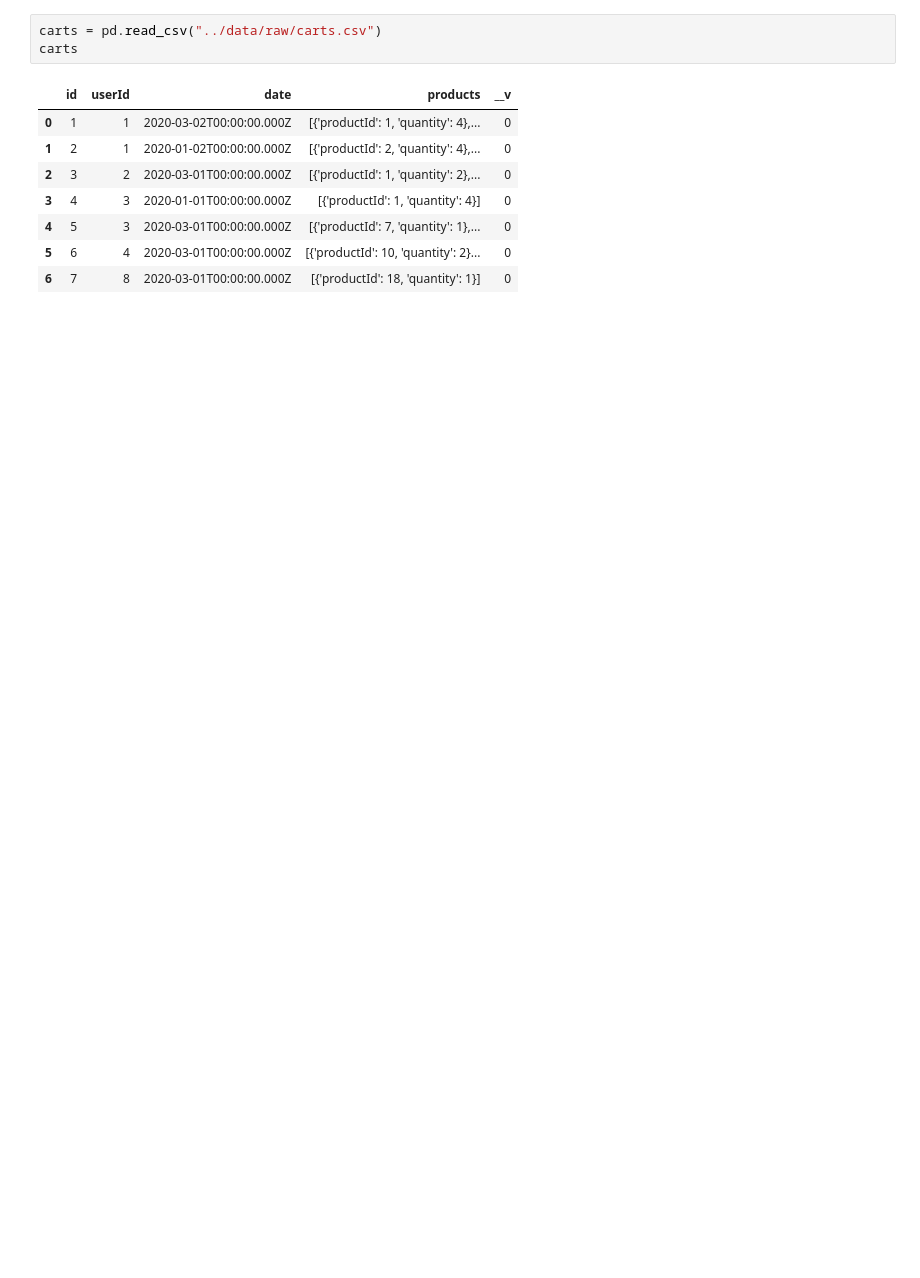
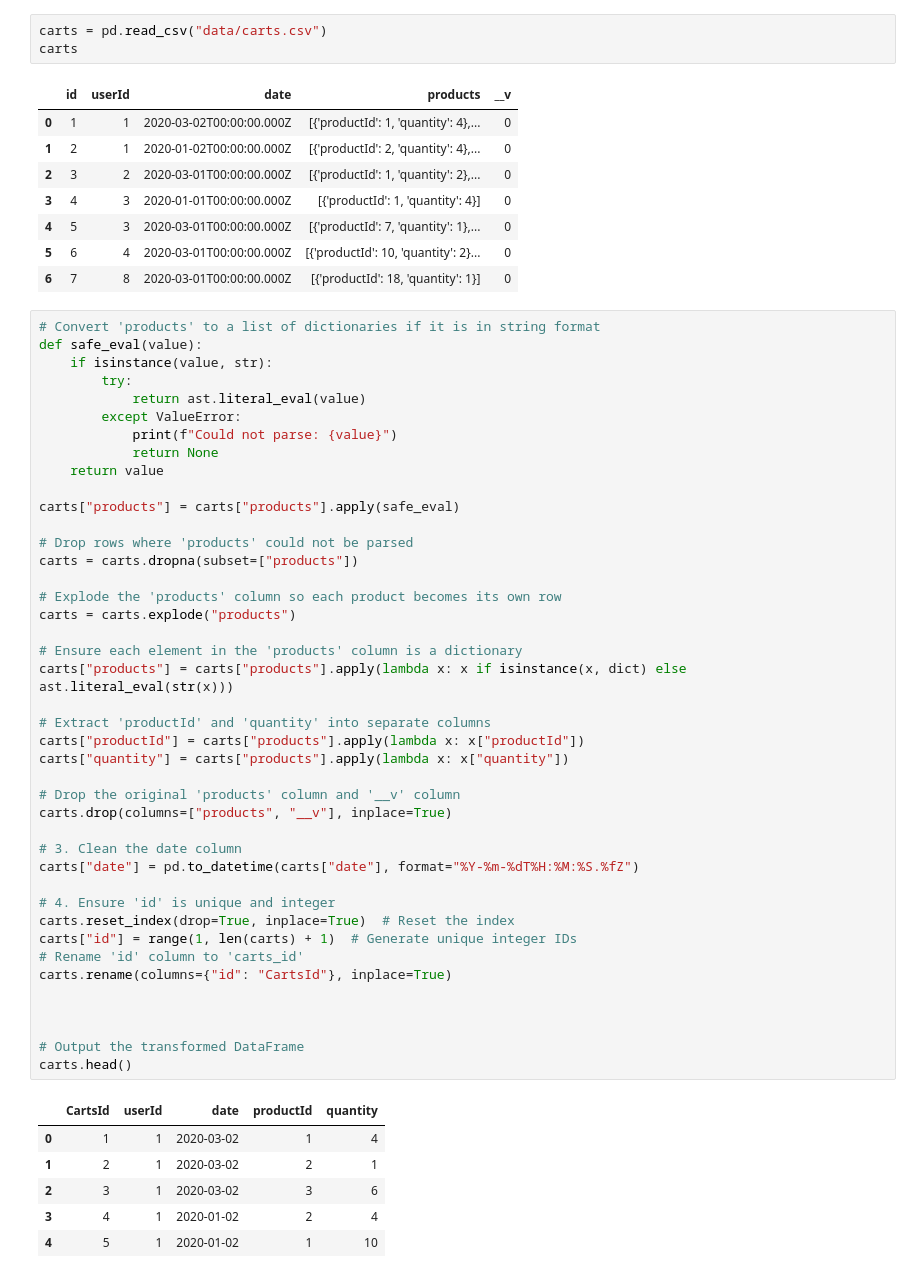
Before and after one commit to Sonalilipsa17375/ECommerce-Sales-Warehouse, a Jupyter notebook: notebooks/exploration.ipynb, the cells around one changed output. Saved outputs shown, nothing was run; the diff lists cells and outputs as text; blank space fills up the shorter version.

```diff
--- a/notebooks/exploration.ipynb
+++ b/notebooks/exploration.ipynb
@@ -6,5 +7,5 @@ import numpy as np
 # %%
-carts = pd.read_csv("../data/raw/carts.csv")
+carts = pd.read_csv("data/carts.csv")
 carts
 # %% [output]
 |  | id | userId | date | products | __v |
@@ -15,4 +16,53 @@ carts
 | 4 | 5 | 3 | 2020-03-01T00:00:00.000Z | [{'productId': 7, 'quantity': 1},... | 0 |
 | 5 | 6 | 4 | 2020-03-01T00:00:00.000Z | [{'productId': 10, 'quantity': 2}... | 0 |
 | 6 | 7 | 8 | 2020-03-01T00:00:00.000Z | [{'productId': 18, 'quantity': 1}] | 0 |
+# %%
+# Convert 'products' to a list of dictionaries if it is in string format
+def safe_eval(value):
+    if isinstance(value, str):
+        try:
+            return ast.literal_eval(value)
+        except ValueError:
+            print(f"Could not parse: {value}")
+            return None
+    return value
+
+carts["products"] = carts["products"].apply(safe_eval)
+
+# Drop rows where 'products' could not be parsed
+carts = carts.dropna(subset=["products"])
+
+# Explode the 'products' column so each product becomes its own row
+carts = carts.explode("products")
+
+# Ensure each element in the 'products' column is a dictionary
+carts["products"] = carts["products"].apply(lambda x: x if isinstance(x, dict) else ast.literal_eval(str(x)))
+
+# Extract 'productId' and 'quantity' into separate columns
+carts["productId"] = carts["products"].apply(lambda x: x["productId"])
+carts["quantity"] = carts["products"].apply(lambda x: x["quantity"])
+
+# Drop the original 'products' column and '__v' column
+carts.drop(columns=["products", "__v"], inplace=True)
+
+# 3. Clean the date column
+carts["date"] = pd.to_datetime(carts["date"], format="%Y-%m-%dT%H:%M:%S.%fZ")
+
+# 4. Ensure 'id' is unique and integer
+carts.reset_index(drop=True, inplace=True)  # Reset the index
+carts["id"] = range(1, len(carts) + 1)  # Generate unique integer IDs
+# Rename 'id' column to 'carts_id'
+carts.rename(columns={"id": "CartsId"}, inplace=True)
+
+
+
+# Output the transformed DataFrame
+carts.head()
+# %% [output]
+|  | CartsId | userId | date | productId | quantity |
+| 0 | 1 | 1 | 2020-03-02 | 1 | 4 |
+| 1 | 2 | 1 | 2020-03-02 | 2 | 1 |
+| 2 | 3 | 1 | 2020-03-02 | 3 | 6 |
+| 3 | 4 | 1 | 2020-01-02 | 2 | 4 |
+| 4 | 5 | 1 | 2020-01-02 | 1 | 10 |
 # %%
```
Also changed, not shown: parts of 10 cells of this notebook.
